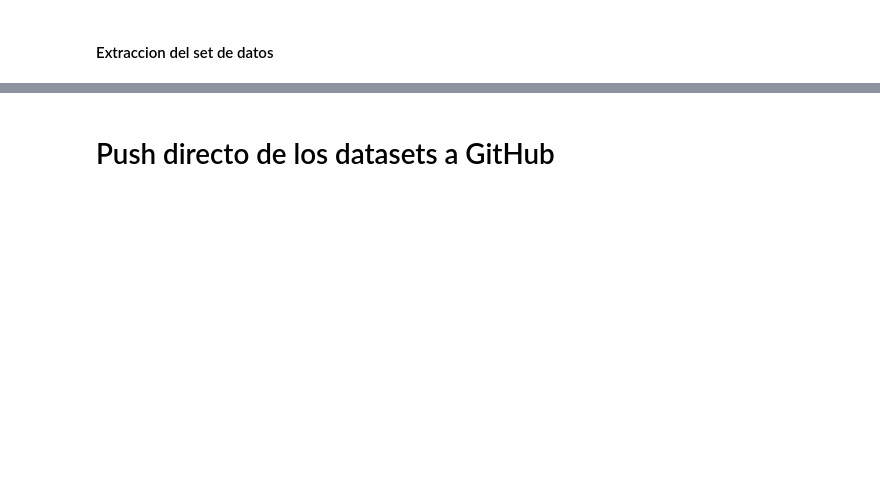
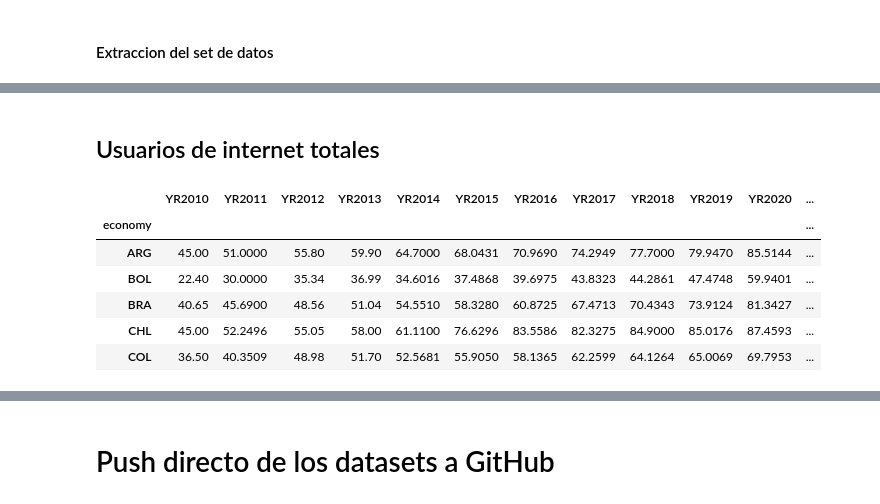
Before and after one commit to aletbm/Trabajo_Remunerado-DATA4CCION, a Jupyter notebook: notebooks/Databases_DAT4CCION.ipynb, the cells around one changed output, grey strips where cells are left out. Drawn from its saved outputs; the diff is of its cells as text; code cells hidden in the pictures; blank space fills up the shorter version.

```diff
--- a/notebooks/Databases_DAT4CCION.ipynb
+++ b/notebooks/Databases_DAT4CCION.ipynb
@@ -1100,0 +1150,20 @@ df_ind.to_parquet(f"CEPALSTAT_{indicator_id}_{indicator_name}.parquet", index=Fa
+# %%
+import wbgapi as wb
+
+latam_codes = ['ARG', 'BOL', 'BRA', 'CHL', 'COL', 'CRI', 'CUB', 'DOM',
+               'ECU', 'SLV', 'GTM', 'HTI', 'HND', 'JAM', 'MEX', 'NIC',
+               'PAN', 'PRY', 'PER', 'PRI', 'TTO', 'URY', 'VEN']
+# %% [markdown]
+## Usuarios de internet totales
+# %%
+df_internet_total = wb.data.DataFrame('IT.NET.USER.ZS', economy=latam_codes, time=range(2010, 2026))
+df_internet_total.to_parquet("ITU_internet_users_pct_total.parquet", index=False)
+df_internet_total.head()
+# %% [output]
+|  | YR2010 | YR2011 | YR2012 | YR2013 | YR2014 | YR2015 | YR2016 | YR2017 | YR2018 | YR2019 | YR2020 | ... |
+| economy |  |  |  |  |  |  |  |  |  |  |  | ... |
+| ARG | 45.00 | 51.0000 | 55.80 | 59.90 | 64.7000 | 68.0431 | 70.9690 | 74.2949 | 77.7000 | 79.9470 | 85.5144 | ... |
+| BOL | 22.40 | 30.0000 | 35.34 | 36.99 | 34.6016 | 37.4868 | 39.6975 | 43.8323 | 44.2861 | 47.4748 | 59.9401 | ... |
+| BRA | 40.65 | 45.6900 | 48.56 | 51.04 | 54.5510 | 58.3280 | 60.8725 | 67.4713 | 70.4343 | 73.9124 | 81.3427 | ... |
+| CHL | 45.00 | 52.2496 | 55.05 | 58.00 | 61.1100 | 76.6296 | 83.5586 | 82.3275 | 84.9000 | 85.0176 | 87.4593 | ... |
+| COL | 36.50 | 40.3509 | 48.98 | 51.70 | 52.5681 | 55.9050 | 58.1365 | 62.2599 | 64.1264 | 65.0069 | 69.7953 | ... |
```
Also changed, not shown: parts of 19 cells of this notebook.
